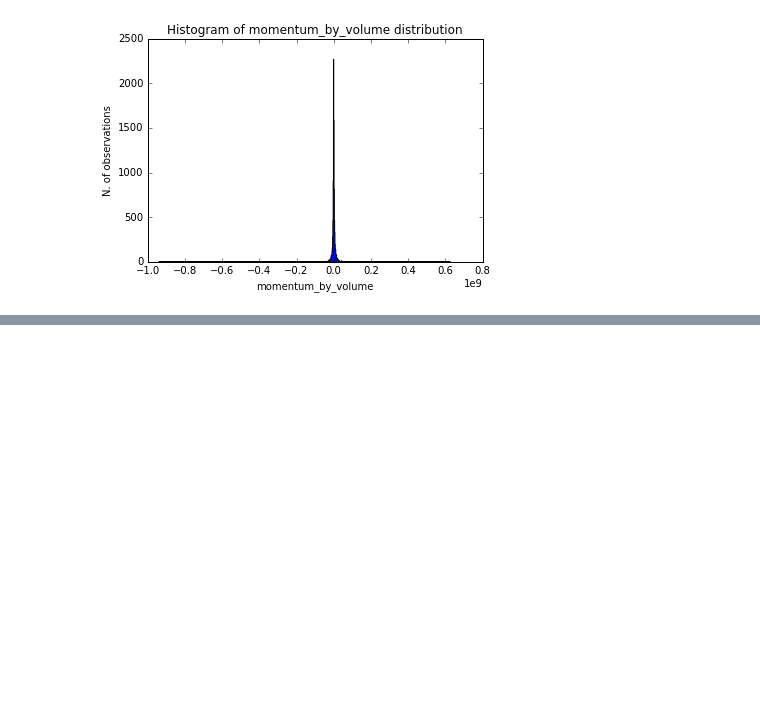
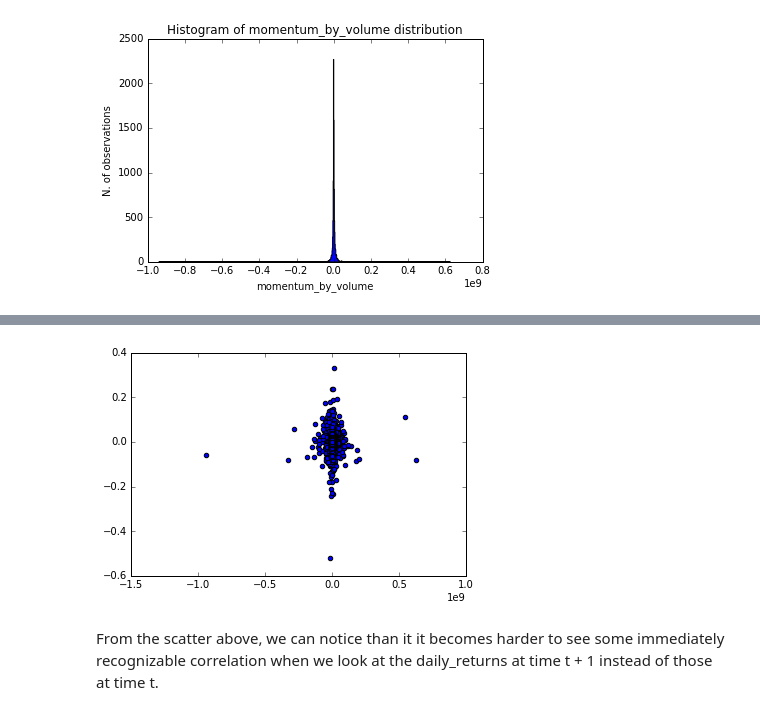
Before and after one commit to DannyZuko/machine-learning, a Jupyter notebook: projects/capstone/report.ipynb, the cells around one changed output, grey strips where cells are left out. Drawn from its saved outputs; the diff is of its cells as text; code cells hidden in the pictures; blank space fills up the shorter version.

```diff
--- a/projects/capstone/report.ipynb
+++ b/projects/capstone/report.ipynb
@@ -538,0 +642,7 @@ plt.show()
+# %%
+plt.scatter(momentum_by_volume, daily_returns.shift(-1))
+plt.show()
+# %% [output]
+[figure, added]
+# %% [markdown]
+From the scatter above, we can notice than it it becomes harder to see some immediately recognizable correlation when we look at the daily_returns at time t + 1 instead of those at time t.
```
Also changed, not shown: parts of 22 cells of this notebook, 1 other file.
